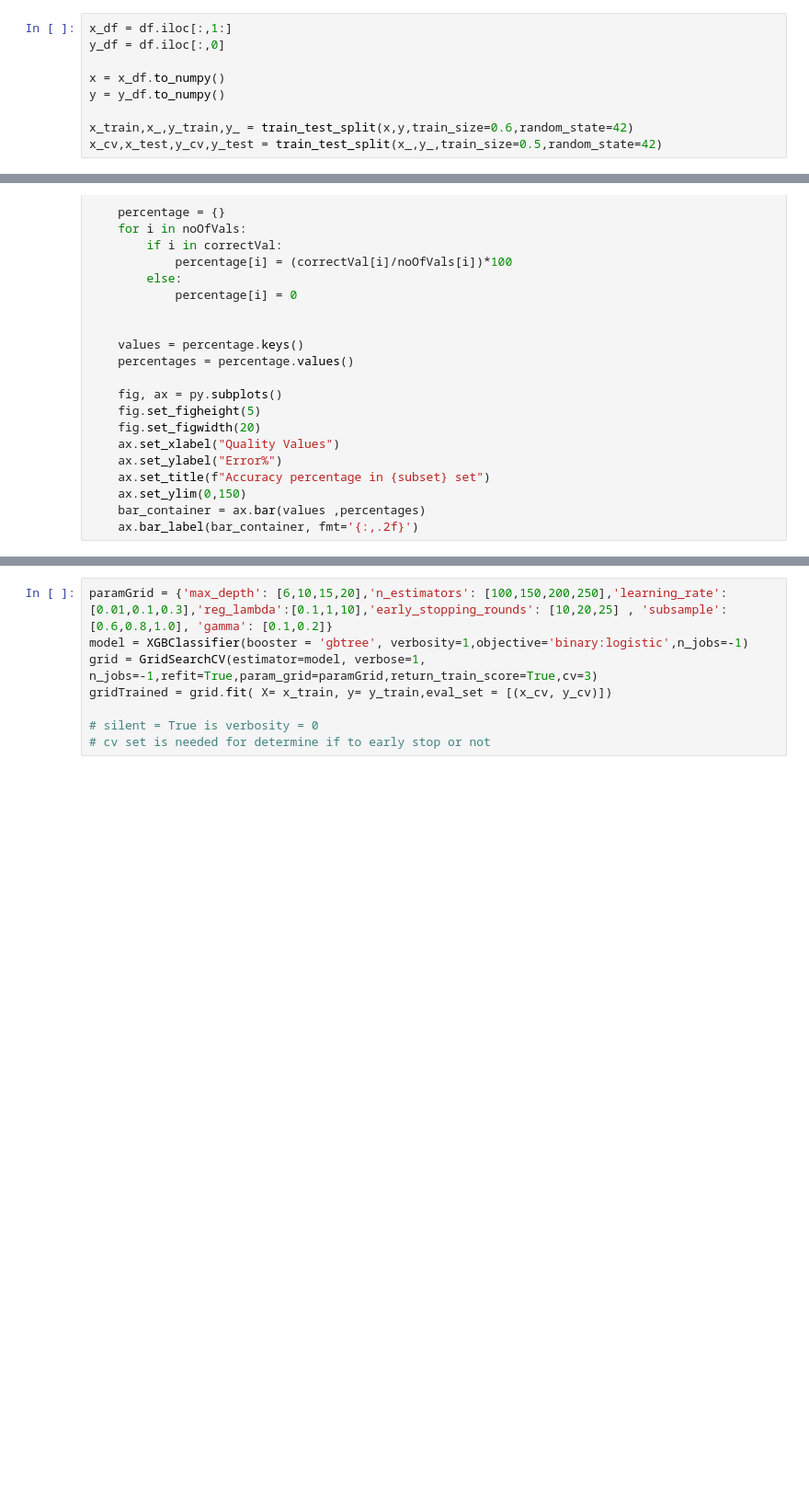
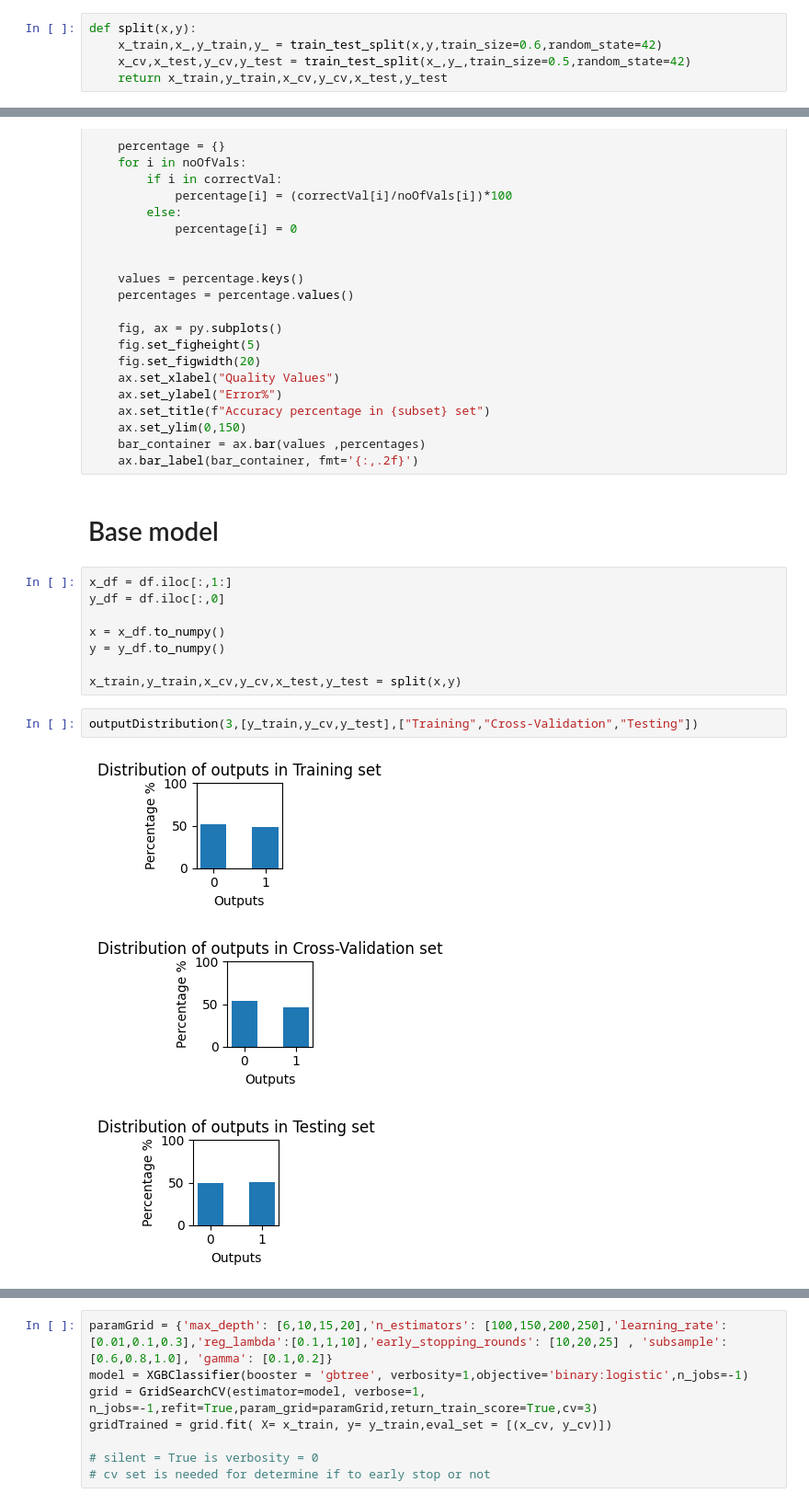
Before and after one commit to AdiistheGoat/PoisonousMushroomClassification.github.io, a Jupyter notebook: MushroomClassifier.ipynb, the cells around one changed output, grey strips where cells are left out. Shown at 92% size. Cells and saved outputs as stored; diff of their text form; blank space fills up the shorter version.

Commit message:
defined splitting and output distribution fucntionalitties , renamed variables appropriately, and  organized code for both present feature selections

```diff
--- a/MushroomClassifier.ipynb
+++ b/MushroomClassifier.ipynb
@@ -217,9 +246,5 @@ veil-color | gill-attachment | 0.9
 # %%
-x_df = df.iloc[:,1:]
-y_df = df.iloc[:,0]
-
-x = x_df.to_numpy()
-y = y_df.to_numpy()
-
-x_train,x_,y_train,y_ = train_test_split(x,y,train_size=0.6,random_state=42)
-x_cv,x_test,y_cv,y_test = train_test_split(x_,y_,train_size=0.5,random_state=42)
+def split(x,y):
+    x_train,x_,y_train,y_ = train_test_split(x,y,train_size=0.6,random_state=42)
+    x_cv,x_test,y_cv,y_test = train_test_split(x_,y_,train_size=0.5,random_state=42)
+    return x_train,y_train,x_cv,y_cv,x_test,y_test
@@ -328,3 +308,19 @@ def accuracyDistribution(preds,actual,subset):
     ax.set_ylim(0,150)
     bar_container = ax.bar(values ,percentages)
     ax.bar_label(bar_container, fmt='{:,.2f}')
+# %% [markdown]
+# Base model
+# %%
+x_df = df.iloc[:,1:]
+y_df = df.iloc[:,0]
+
+x = x_df.to_numpy()
+y = y_df.to_numpy()
+
+x_train,y_train,x_cv,y_cv,x_test,y_test = split(x,y)
+# %%
+outputDistribution(3,[y_train,y_cv,y_test],["Training","Cross-Validation","Testing"])
+# %% [output]
+[figure, added]
+[figure, added]
+[figure, added]
```
Also changed, not shown: parts of 11 cells of this notebook.
